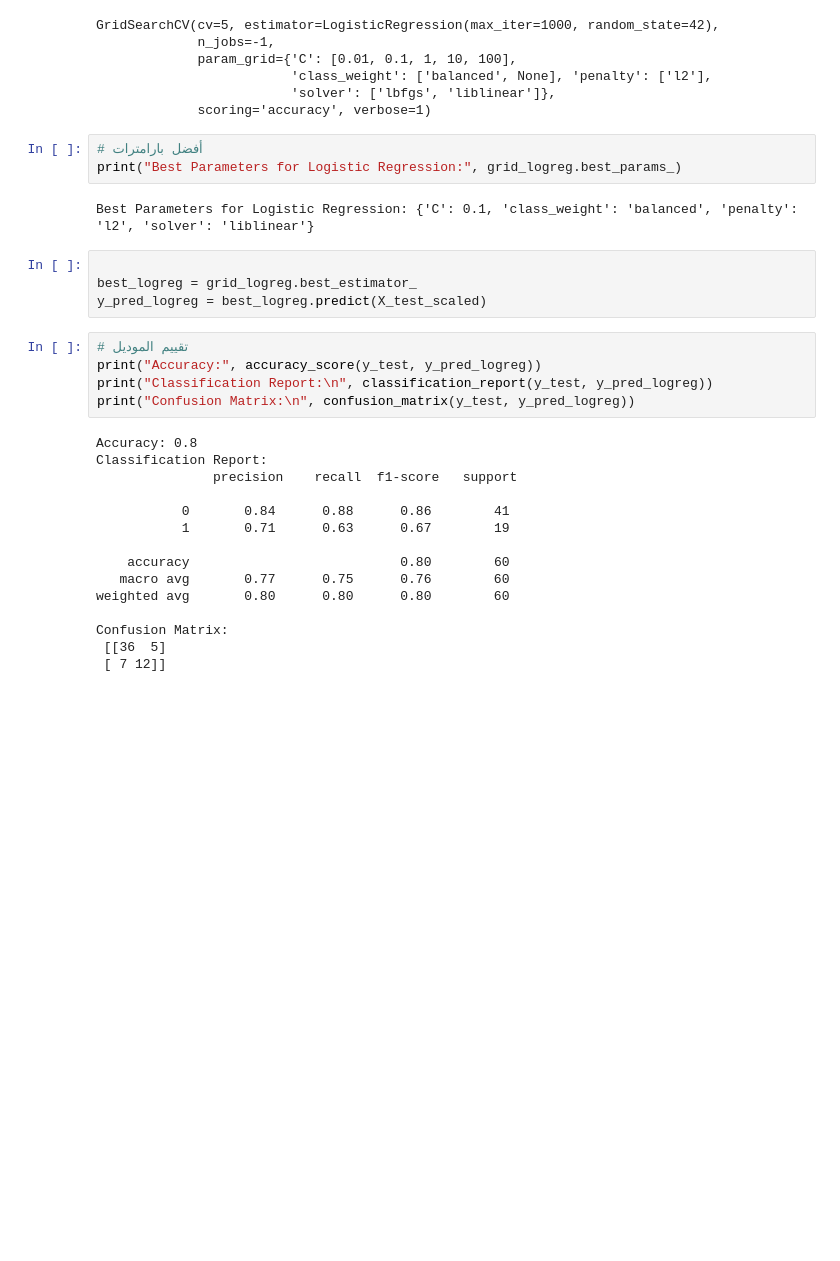
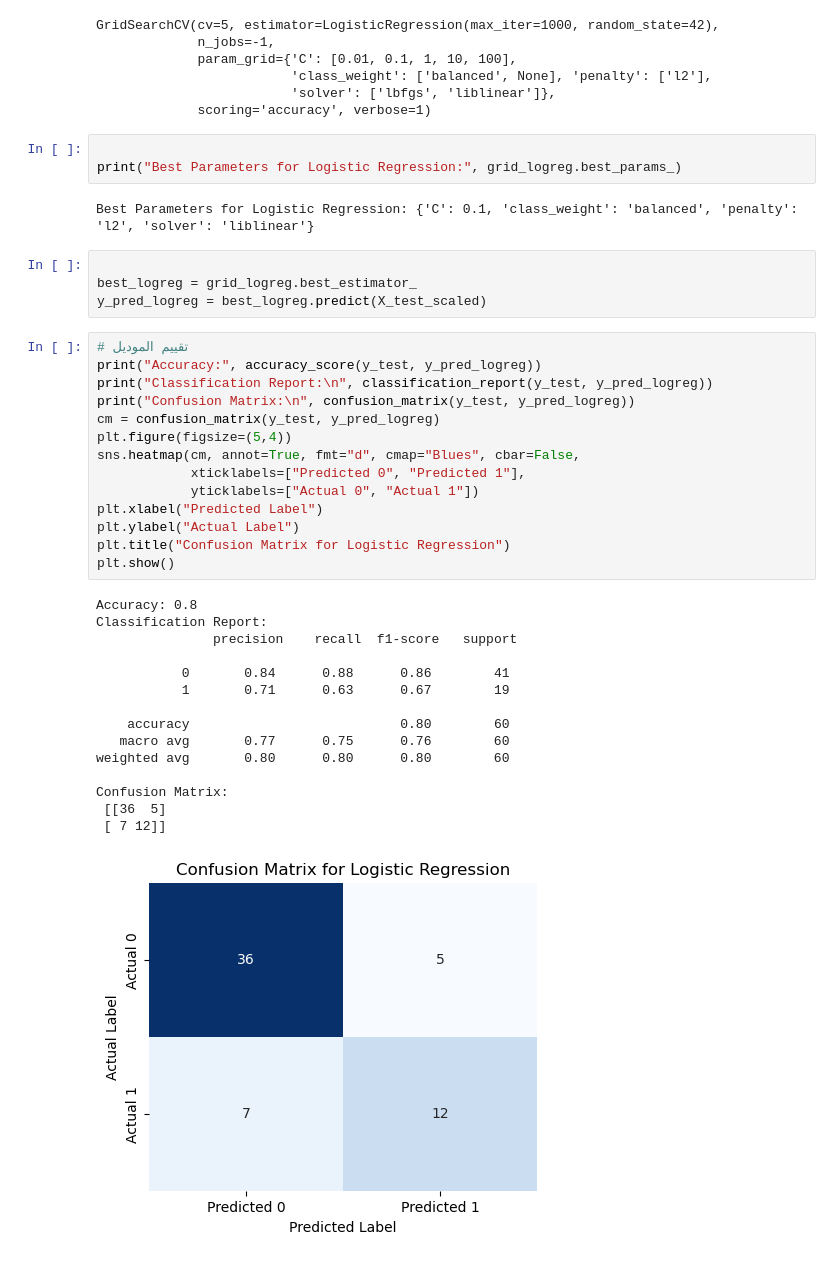
Before and after one commit to mahmoud-hassan45/Heart-Failure-project, a Jupyter notebook: Heart Failure project/Untitled22.ipynb, the cells around one changed output. Drawn from its saved outputs; the diff is of its cells as text; blank space fills up the shorter version.

```diff
--- a/Heart Failure project/Untitled22.ipynb
+++ b/Heart Failure project/Untitled22.ipynb
@@ -363,7 +415,7 @@ GridSearchCV(cv=5, estimator=LogisticRegression(max_iter=1000, random_state=42),
                          'solver': ['lbfgs', 'liblinear']},
              scoring='accuracy', verbose=1)
 # %%
-# أفضل بارامترات
+
 print("Best Parameters for Logistic Regression:", grid_logreg.best_params_)
 # %% [output]
 Best Parameters for Logistic Regression: {'C': 0.1, 'class_weight': 'balanced', 'penalty': 'l2', 'solver': 'liblinear'}
@@ -374,20 +426,30 @@ y_pred_logreg = best_logreg.predict(X_test_scaled)
 # %%
 # تقييم الموديل
 print("Accuracy:", accuracy_score(y_test, y_pred_logreg))
 print("Classification Report:\n", classification_report(y_test, y_pred_logreg))
 print("Confusion Matrix:\n", confusion_matrix(y_test, y_pred_logreg))
+cm = confusion_matrix(y_test, y_pred_logreg)
+plt.figure(figsize=(5,4))
+sns.heatmap(cm, annot=True, fmt="d", cmap="Blues", cbar=False,
+            xticklabels=["Predicted 0", "Predicted 1"],
+            yticklabels=["Actual 0", "Actual 1"])
+plt.xlabel("Predicted Label")
+plt.ylabel("Actual Label")
+plt.title("Confusion Matrix for Logistic Regression")
+plt.show()
 # %% [output]
 Accuracy: 0.8
 Classification Report:
                precision    recall  f1-score   support
 
            0       0.84      0.88      0.86        41
            1       0.71      0.63      0.67        19
 
     accuracy                           0.80        60
    macro avg       0.77      0.75      0.76        60
 weighted avg       0.80      0.80      0.80        60
 
 Confusion Matrix:
  [[36  5]
  [ 7 12]]
+[figure, added]
```
Also changed, not shown: parts of 9 cells of this notebook.
